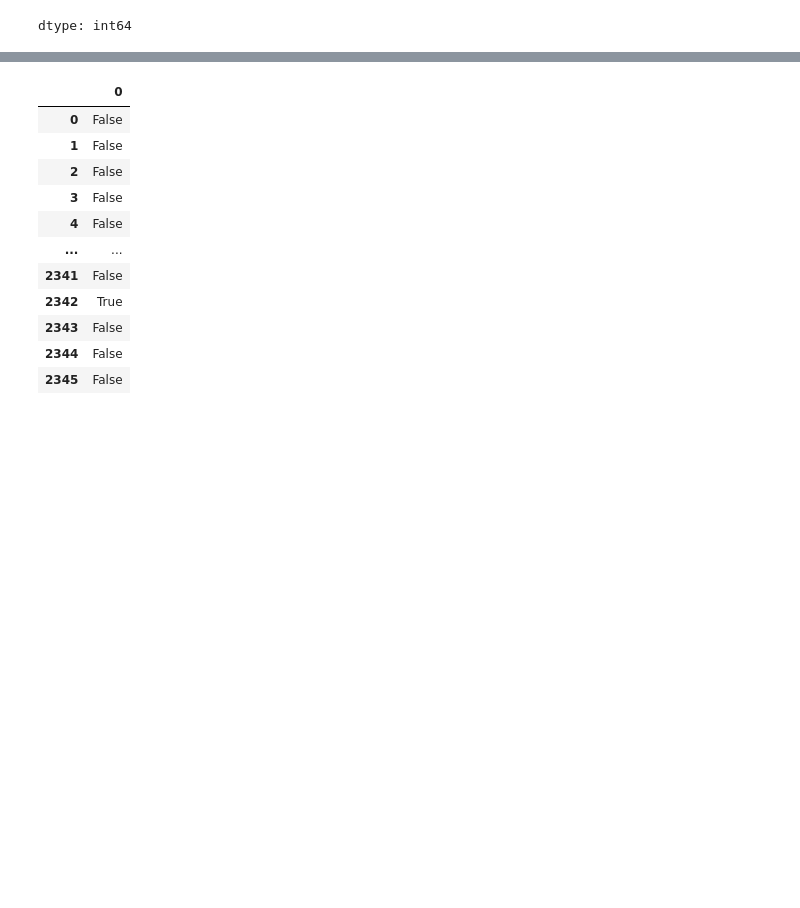
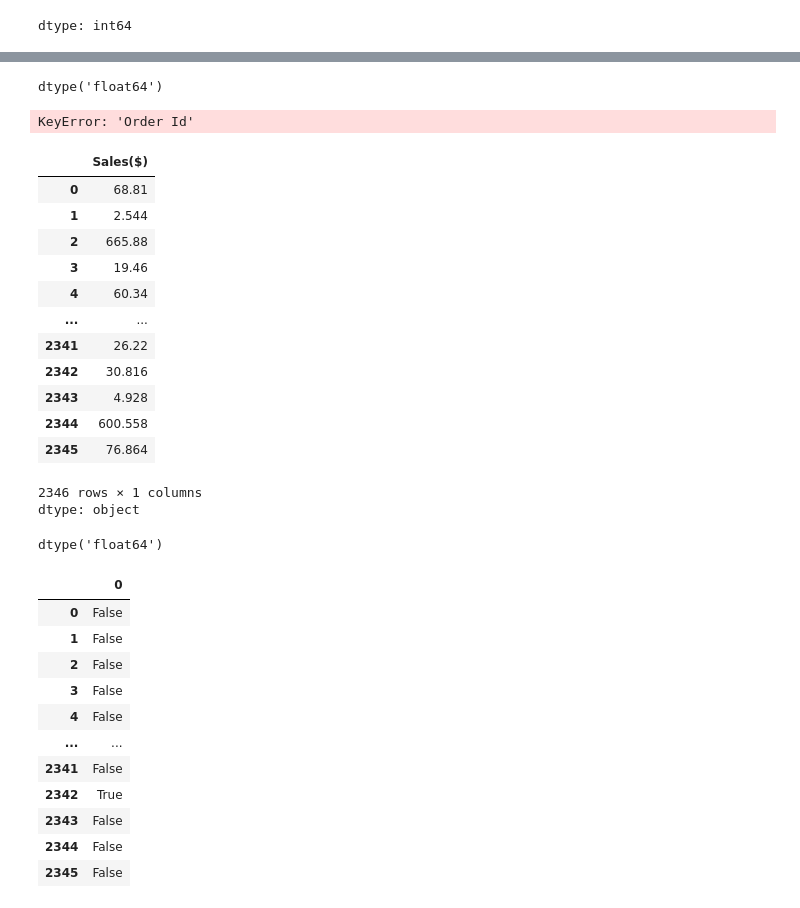
Before and after one commit to Sru-j/Linux, a Jupyter notebook: data_combine.ipynb, the cells around one changed output, grey strips where cells are left out. Cells and saved outputs as stored; diff of their text form; code cells hidden in the pictures; blank space fills up the shorter version.

```diff
--- a/data_combine.ipynb
+++ b/data_combine.ipynb
@@ -76,3 +86,0 @@ dtype: object
-# %%
-df_center['row_id'] = df_center['row_id'].astype(float)
-df_center.dtypes
@@ -167,3 +154,41 @@ df_center.isnull().groupby(df_center.index).sum()
+# %%
+#data types convertion
+
+df_center['Row-ID'] = df_center['Row-ID'].astype(float)
+df_center.dtypes['Row-ID']
+# %% [output]
+dtype('float64')
+# %%
+df_center['Order Id'] = df_center['Order Id'].astype(float)
+df_center.dtypes['Order Id']
+# %% [output]
+KeyError: 'Order Id'
+# %%
+from os import replace
+df_center['Sales($)'] = df_center['Sales($)'].str.replace('$','')
+df_center['Sales($)'] = df_center['Sales($)'].str.replace(',','')
+df_center['Sales($)']
+# %% [output]
+|  | Sales($) |
+| 0 | 68.81 |
+| 1 | 2.544 |
+| 2 | 665.88 |
+| 3 | 19.46 |
+| 4 | 60.34 |
+| ... | ... |
+| 2341 | 26.22 |
+| 2342 | 30.816 |
+| 2343 | 4.928 |
+| 2344 | 600.558 |
+| 2345 | 76.864 |
+2346 rows × 1 columns
+dtype: object
+# %%
+df_center.dtypes['Sales($)']
+df_center['Sales($)'] = df_center['Sales($)'].astype(float)
+df_center.dtypes['Sales($)']
+# %% [output]
+dtype('float64')
 # %%
 df_center.duplicated()
 # %% [output]
```
Also changed, not shown: parts of 26 cells of this notebook.
